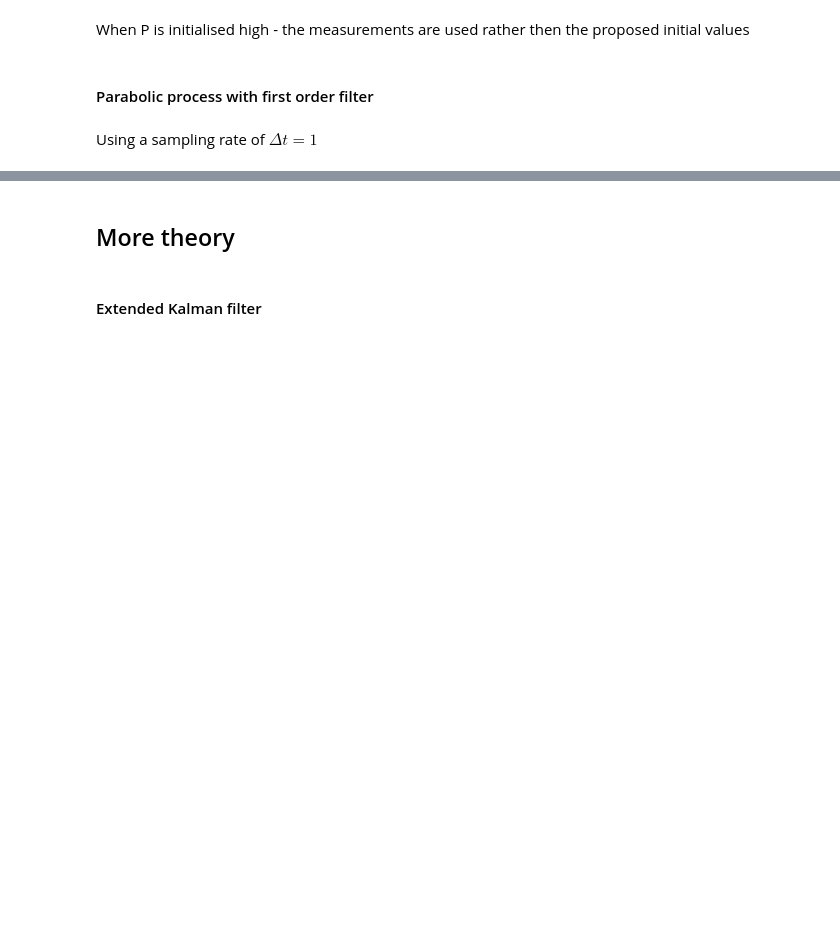
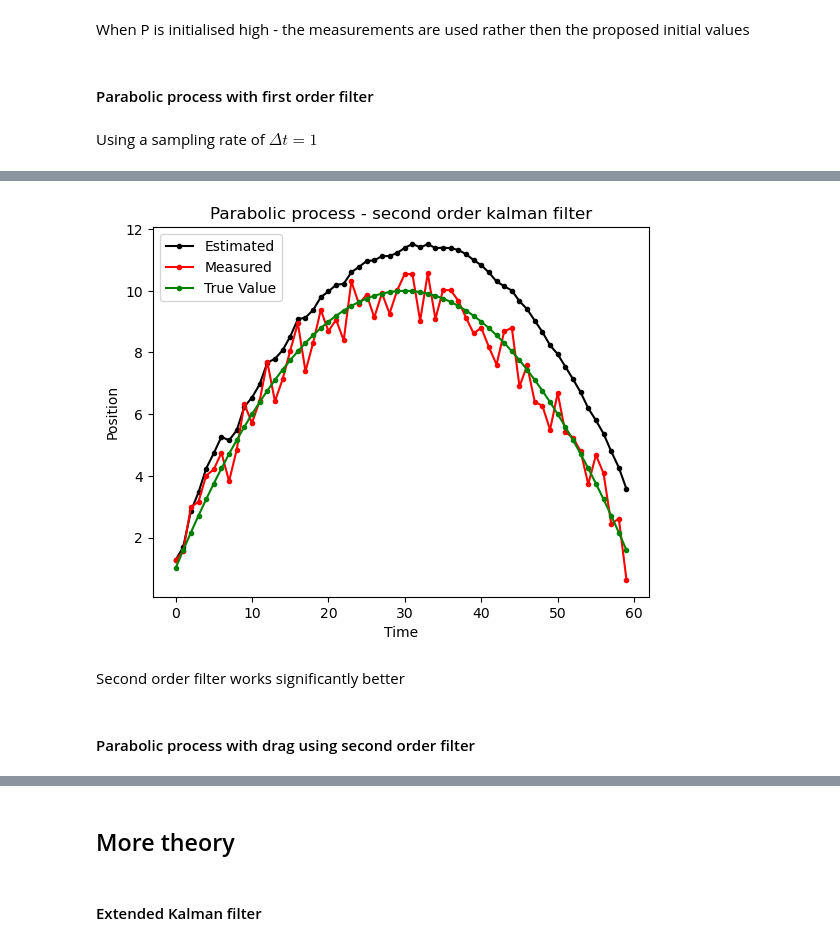
Before and after one commit to 262882/myKalmanFIlter, a Jupyter notebook: kalmanFilteringDemo.ipynb, the cells around one changed output, grey strips where cells are left out. Saved outputs shown, nothing was run; the diff lists cells and outputs as text; code cells hidden in the pictures; blank space fills up the shorter version.

```diff
--- a/kalmanFilteringDemo.ipynb
+++ b/kalmanFilteringDemo.ipynb
@@ -342,0 +344,36 @@ The first order kalman filter shows a significant lag in responce. The filter do
+# %%
+X0 = np.array([0,0,0])  # Level, Filling rate
+P0 = np.array([[1000,    0,   0],
+               [0   , 1000,   0],
+               [0   ,    0,1000]])  # Assume no correlation between states
+F = np.array([[1, delta_t, 0.5*delta_t**2],
+              [0,       1,        delta_t],
+              [0,       0,              1]])
+r = 0.3
+q = 0.0000001
+Q = q*np.array([[(delta_t**4)/4,(delta_t**3)/2,(delta_t**2)/2],
+                [(delta_t**3)/2,  (delta_t)**2,       delta_t],
+                [(delta_t**2)/2,       delta_t,              1]])
+H = np.array([1, 0, 0])
+# %%
+testFilter_para2 = MyKalmanFilterHigherOrder(X0, P0, r, Q, F, H)
+# %%
+#%%capture
+xt_intr_list = []
+Pt_intr_list = []
+k_gain_list = []
+xt_curr_list = []
+Pt_curr_list = []
+
+for measure in para_measure:
+    testFilter_para2.step(measure);
+
+    # Record time steps
+    xt_intr_list.append(testFilter_para2.xt_intr)
+    Pt_intr_list.append(testFilter_para2.Pt_intr)
+    k_gain_list.append(testFilter_para2.k_gain)
+    xt_curr_list.append(testFilter_para2.xt_curr)
+    Pt_curr_list.append(testFilter_para2.Pt_curr)
+# %%
+list_of_lists = [xt_intr_list,Pt_intr_list,k_gain_list,xt_curr_list,Pt_curr_list]
+df_para2 = pd.DataFrame(list(zip(*list_of_lists)), columns= ['xt_intr','Pt_intr','k_gain','xt_curr','Pt_curr'])
@@ -342,0 +400,15 @@ The first order kalman filter shows a significant lag in responce. The filter do
+# %%
+plt.plot(df_para2.index, np.stack((df_para2['xt_curr'].to_numpy()).tolist(), axis=0)[:,0],marker=".",color="black")
+plt.plot(steps, para_measure ,marker=".",color="red")
+plt.plot(steps, para_gt ,marker=".",color="g")
+plt.title("Parabolic process - second order kalman filter")
+plt.xlabel("Time")
+plt.ylabel("Position")
+plt.legend(["Estimated","Measured","True Value"],loc='upper left')
+plt.show()
+# %% [output]
+[figure, added]
+# %% [markdown]
+Second order filter works significantly better
+# %% [markdown]
+#### Parabolic process with drag using second order filter
```
Also changed, not shown: parts of 38 cells of this notebook.
